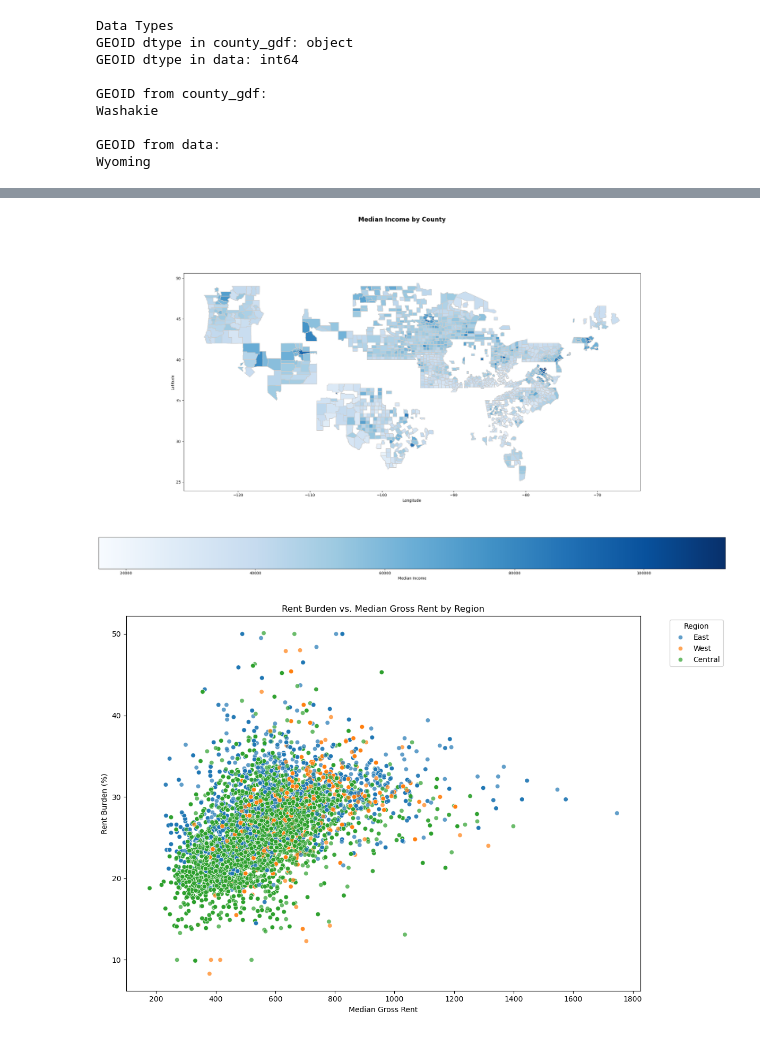
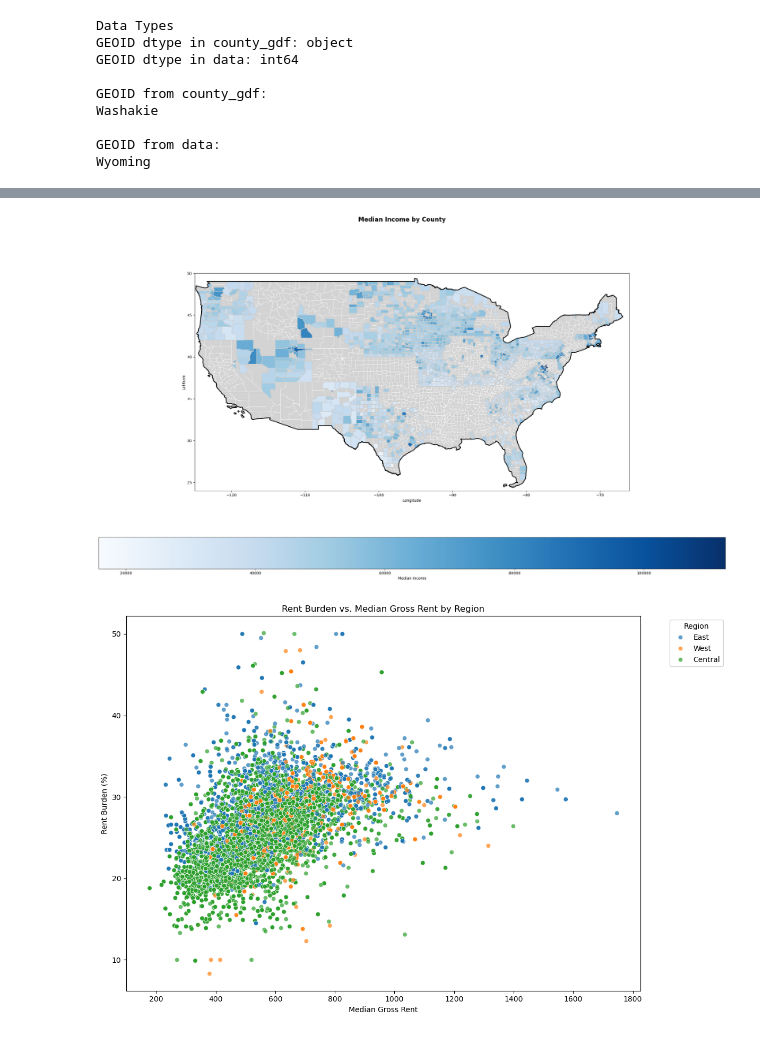
Before and after one commit to The-Swapster/gentrification_classification_prediction, a Jupyter notebook: dataprep_eda.ipynb, the cells around one changed output, grey strips where cells are left out. Drawn from its saved outputs; the diff is of its cells as text; code cells hidden in the pictures.

```diff
--- a/dataprep_eda.ipynb
+++ b/dataprep_eda.ipynb
@@ -518,23 +532,37 @@ zhvi_county()
 # %%
 def median_income_county():
     variable = 'median.household.income'
     fig, ax = plt.subplots(1, figsize=(30, 15))
+
+    # First plot the entire US counties in light gray
+    county_gdf.plot(ax=ax, color='lightgray', edgecolor='white', linewidth=0.5)
+
     merged_gdf.plot(column=variable,
                     cmap='Blues',
                     linewidth=1,
                     ax=ax,
                     edgecolor='0.8',
                     legend=True,
                     legend_kwds={'label': "Median Income",
                                 'orientation': "horizontal"})
+
+    # Add US boundary
+    us_boundary = county_gdf.dissolve()
+    us_boundary.boundary.plot(ax=ax, color='black', linewidth=2)
+
     ax.set_xlabel("Longitude")
     ax.set_ylabel("Latitude")
     plt.suptitle('Median Income by County', fontsize=16, fontweight='bold', y=1.02)
+
+    # Set the map extent to focus on continental US
+    ax.set_xlim(-125, -66)
+    ax.set_ylim(24, 50)
+
     plt.show()
 
 median_income_county()
 # %% [output]
-[figure, old version]
+[figure, new version]
 # %%
 def rent_burden_county():
     # Create a new column 'Region' based on the state
```
Also changed, not shown: parts of 1 cell of this notebook, 1 other file.
